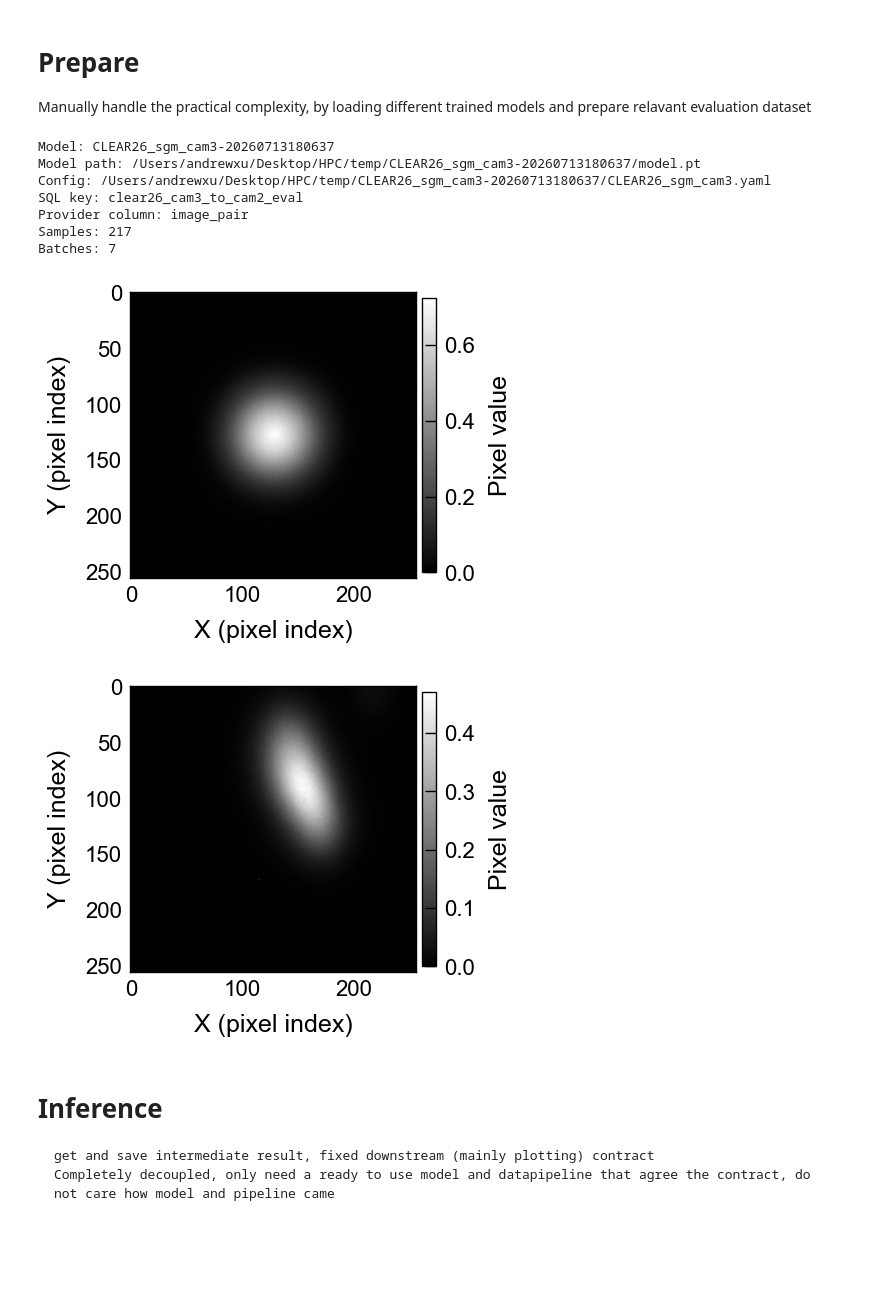
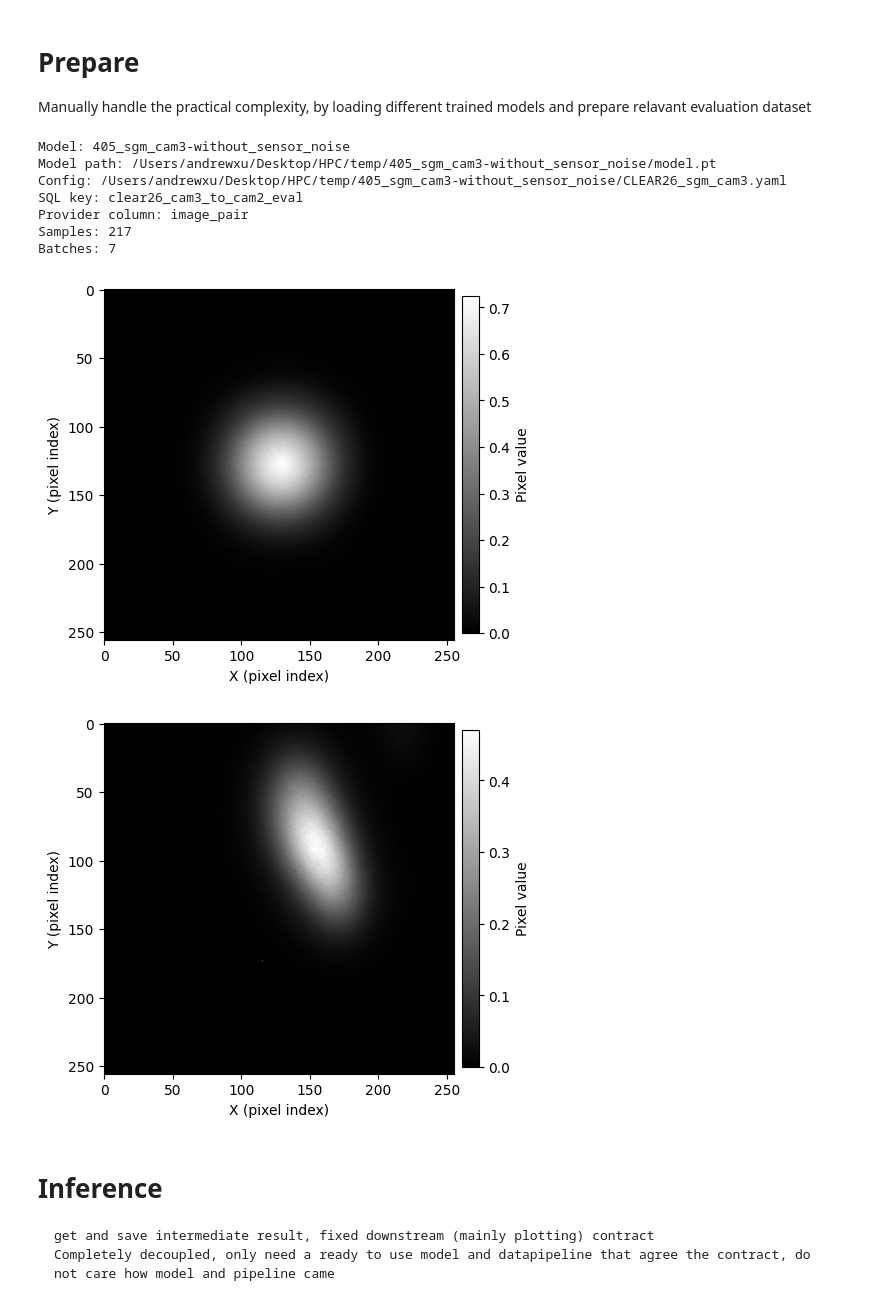
Before and after one commit to Andrew-XQY/fiber-image-reconstruction, a Jupyter notebook: notebooks/evaluation.ipynb, the cells around one changed output. Saved outputs shown, nothing was run; the diff lists cells and outputs as text; code cells hidden in the pictures; blank space fills up the shorter version.

```diff
--- a/notebooks/evaluation.ipynb
+++ b/notebooks/evaluation.ipynb
@@ -29,7 +29,7 @@ from xflow.data import build_transforms_from_config
 from xflow.utils.visualization import plot_image
 
 # Select a run by folder name; the checkpoint and saved config are discovered together.
-model_name = "CLEAR26_sgm_cam3-20260713180637"
+model_name = "405_sgm_cam3-without_sensor_noise"
 MODEL_NAME = model_name
 
 run = load_run(model_name, dirs["run_roots"], detect_machine())
@@ -103,38 +103,38 @@ transforms = build_transforms_from_config(transforms_config)
 # Evaluation should be deterministic; do not mutate the training config.
 eval_dataset_ops = deepcopy(config["data"]["dataset_ops"])
 for op in eval_dataset_ops:
     if op.get("name") == "torch_batch":
         op.setdefault("params", {})["shuffle"] = False
 
 eval_dataset = PyTorchPipeline(
     eval_provider,
     transforms,
     skip_errors=False,
 ).to_memory_dataset(eval_dataset_ops)
 
 print("Model:", model_name)
 print("Model path:", model_path)
 print("Config:", run["snapshot"])
 print("SQL key:", eval_sql_key)
 print("Provider column:", provider_output_column)
 print("Samples:", len(eval_provider))
 print("Batches:", len(eval_dataset))
 
 batch = next(iter(eval_dataset))
 inputs, targets = batch[:2]
 i = 0
 plot_image(inputs[i])
 plot_image(targets[i])
 # %% [output]
-Model: CLEAR26_sgm_cam3-20260713180637
-Model path: /Users/andrewxu/Desktop/HPC/temp/CLEAR26_sgm_cam3-20260713180637/model.pt
-Config: /Users/andrewxu/Desktop/HPC/temp/CLEAR26_sgm_cam3-20260713180637/CLEAR26_sgm_cam3.yaml
+Model: 405_sgm_cam3-without_sensor_noise
+Model path: /Users/andrewxu/Desktop/HPC/temp/405_sgm_cam3-without_sensor_noise/model.pt
+Config: /Users/andrewxu/Desktop/HPC/temp/405_sgm_cam3-without_sensor_noise/CLEAR26_sgm_cam3.yaml
 SQL key: clear26_cam3_to_cam2_eval
 Provider column: image_pair
 Samples: 217
 Batches: 7
-[figure, old version]
+[figure, new version]
-[figure, old version]
+[figure, new version]
 # %% [markdown]
 # Inference
     get and save intermediate result, fixed downstream (mainly plotting) contract
```
Also changed, not shown: parts of 2 cells of this notebook, 3 other files.
